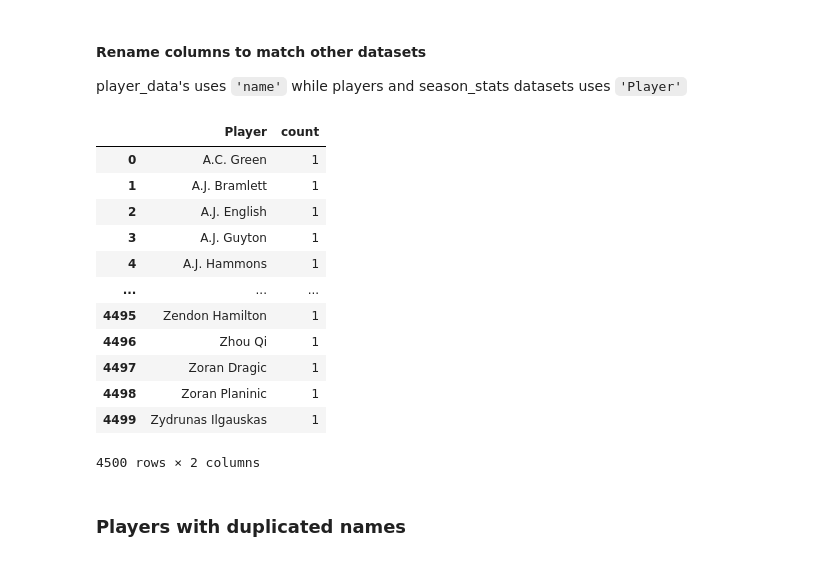
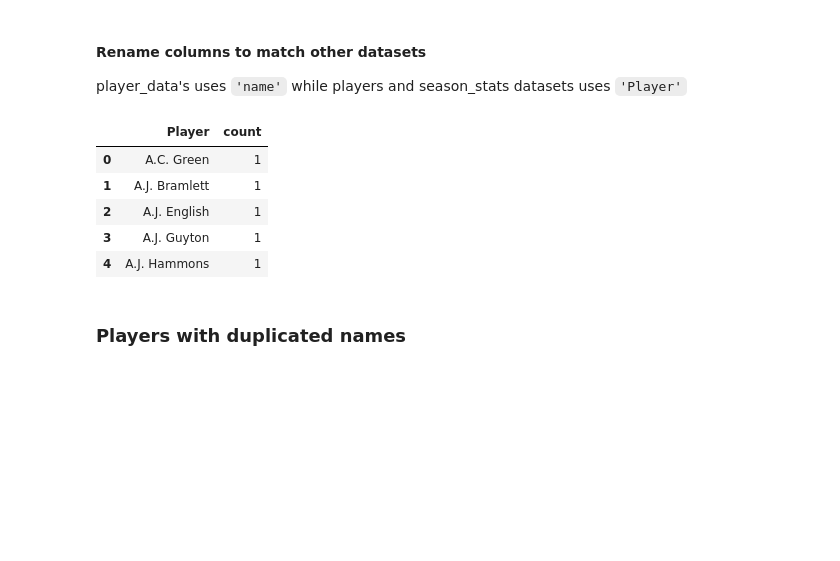
Before and after one commit to SamuelFolledo/DS2.1-Machine-Learning, a Jupyter notebook: Final Project/Final Project.ipynb, the cells around one changed output. Drawn from its saved outputs; the diff is of its cells as text; code cells hidden in the pictures; blank space fills up the shorter version.

```diff
--- a/Final Project/Final Project.ipynb
+++ b/Final Project/Final Project.ipynb
@@ -162,22 +162,15 @@ num_players[num_players["name"] == "Charles Smith"] # Example of a player with d
 #### Rename columns to match other datasets
 player_data's uses `'name'` while players and season_stats datasets uses `'Player'`
 # %%
-num_players.columns = ['Player', 'count']
-num_players
+num_players.columns = ["Player", "count"]
+num_players.head()
 # %% [output]
 |  | Player | count |
 | 0 | A.C. Green | 1 |
 | 1 | A.J. Bramlett | 1 |
 | 2 | A.J. English | 1 |
 | 3 | A.J. Guyton | 1 |
 | 4 | A.J. Hammons | 1 |
-| ... | ... | ... |
-| 4495 | Zendon Hamilton | 1 |
-| 4496 | Zhou Qi | 1 |
-| 4497 | Zoran Dragic | 1 |
-| 4498 | Zoran Planinic | 1 |
-| 4499 | Zydrunas Ilgauskas | 1 |
-4500 rows × 2 columns
 # %% [markdown]
 ### Players with duplicated names
 # %%
```
Also changed, not shown: parts of 25 cells of this notebook.
